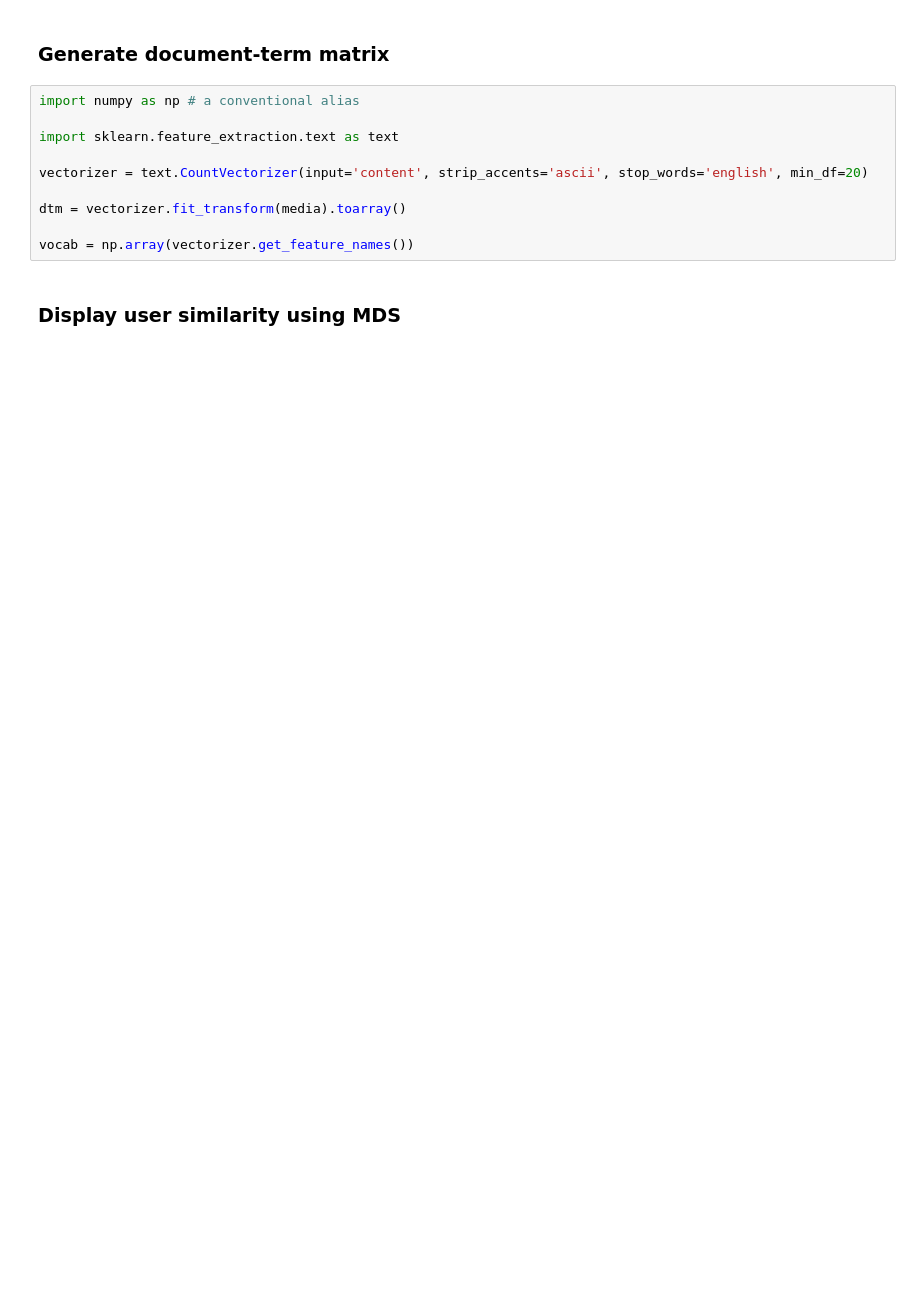
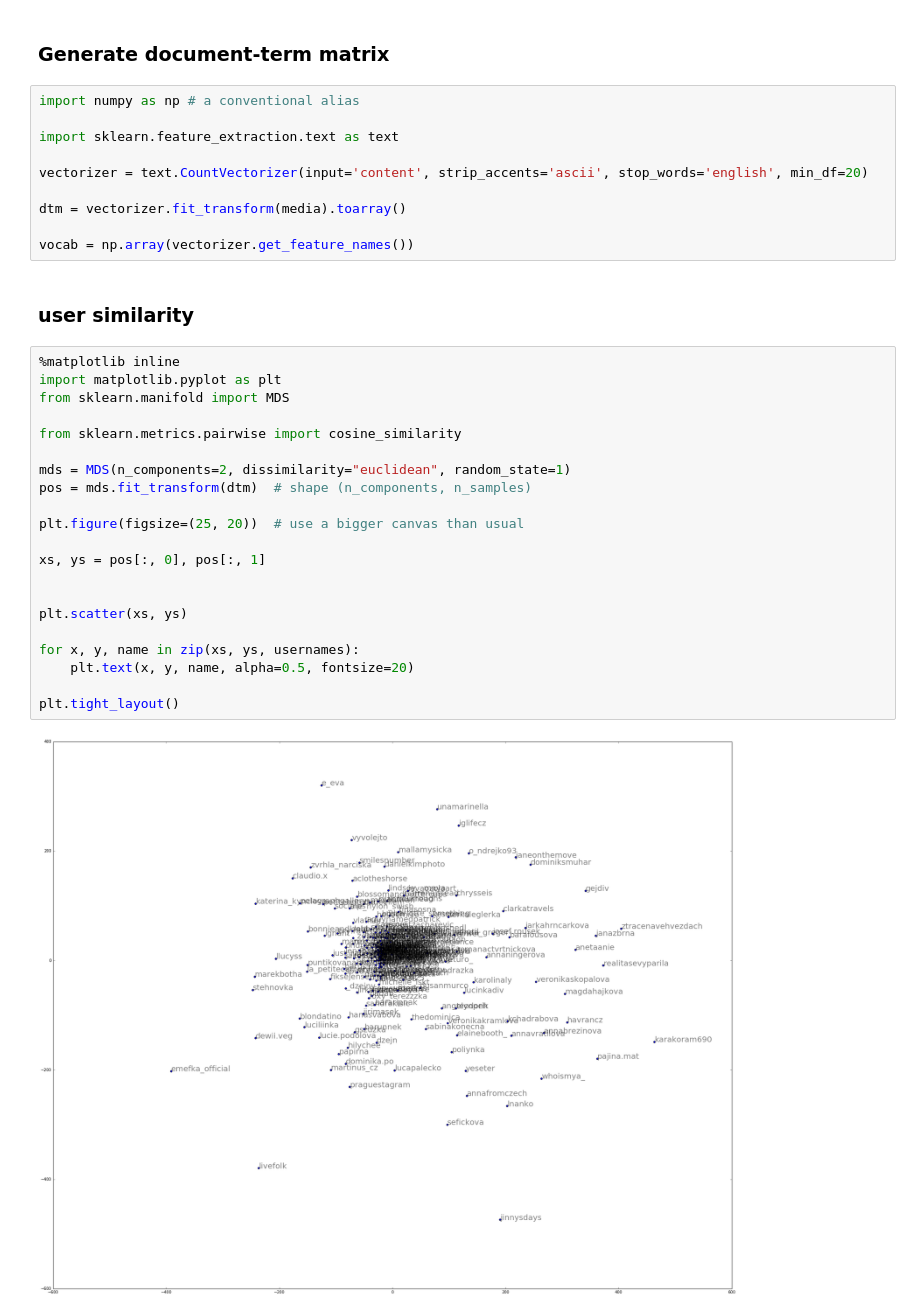
Before and after one commit to stlk/datatalks, a Jupyter notebook: instagram/mds.ipynb, the cells around one changed output. Saved outputs shown, nothing was run; the diff lists cells and outputs as text; blank space fills up the shorter version.

```diff
--- a/instagram/mds.ipynb
+++ b/instagram/mds.ipynb
@@ -34,4 +32,27 @@ dtm = vectorizer.fit_transform(media).toarray()
 
 vocab = np.array(vectorizer.get_feature_names())
 # %% [markdown]
-### Display user similarity using MDS
+### user similarity
+# %%
+%matplotlib inline
+import matplotlib.pyplot as plt
+from sklearn.manifold import MDS
+
+from sklearn.metrics.pairwise import cosine_similarity
+
+mds = MDS(n_components=2, dissimilarity="euclidean", random_state=1)
+pos = mds.fit_transform(dtm)  # shape (n_components, n_samples)
+
+plt.figure(figsize=(25, 20))  # use a bigger canvas than usual
+
+xs, ys = pos[:, 0], pos[:, 1]
+
+
+plt.scatter(xs, ys)
+
+for x, y, name in zip(xs, ys, usernames):
+    plt.text(x, y, name, alpha=0.5, fontsize=20)
+
+plt.tight_layout()
+# %% [output]
+[figure, added]
```
Also changed, not shown: parts of 8 cells of this notebook.
